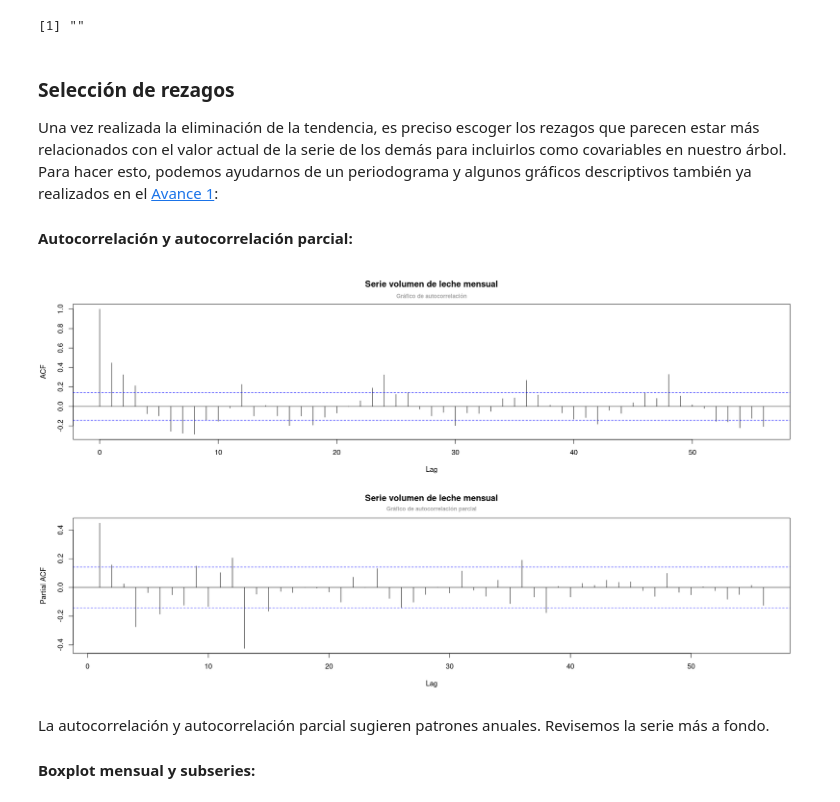
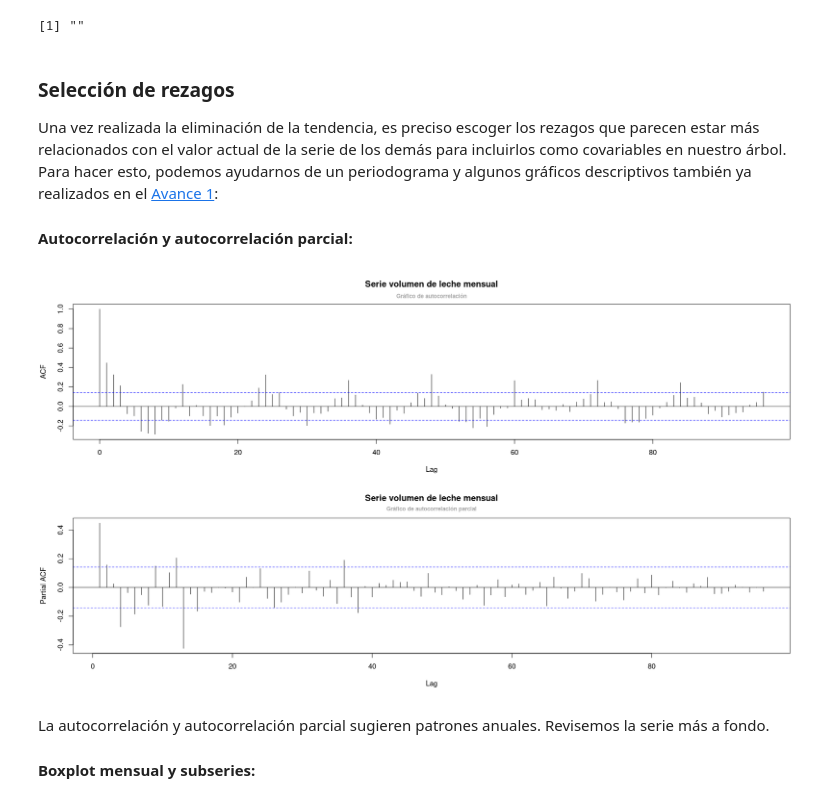
Before and after one commit to Mendivenson/Series-de-tiempo, a Jupyter notebook: Avance 2.ipynb, the cells around one changed output. Drawn from its saved outputs; the diff is of its cells as text; code cells hidden in the pictures.

```diff
--- a/Avance 2.ipynb
+++ b/Avance 2.ipynb
@@ -99,7 +111,7 @@ leche$NACIONAL = leche$NACIONAL - predicciones
 # %% [output]
 [1] ""
 # %% [markdown]
-### Selección de rezagos
+### **Selección de rezagos**
 
 Una vez realizada la eliminación de la tendencia, es preciso escoger los rezagos que parecen estar más relacionados con el valor actual de la serie de los demás para incluirlos como covariables en nuestro árbol. Para hacer esto, podemos ayudarnos de un periodograma y algunos gráficos descriptivos también ya realizados en el [Avance 1](https://rpubs.com/Mendivenson/Avance1_STdU):
 
@@ -107,16 +119,16 @@ Una vez realizada la eliminación de la tendencia, es preciso escoger los rezago
 # %%
 %%R -w 18 -h 10 --units in -r 100
 par(mfrow = c(2,1))
 
 # Autocorrelación
-acf(leche$NACIONAL, lag.max = 56, main = 'Serie volumen de leche mensual')
+acf(leche$NACIONAL, lag.max = 96, main = 'Serie volumen de leche mensual')
 mtext(bquote(bold('Gráfico de autocorrelación')), side = 3, line = 0.5, adj = 0.5, cex = 0.8, col = 'darkgray')
 
 # Autocorrelación parcial
-pacf(leche$NACIONAL, lag.max = 56, main = 'Serie volumen de leche mensual')
+pacf(leche$NACIONAL, lag.max = 96, main = 'Serie volumen de leche mensual')
 mtext(bquote(bold('Gráfico de autocorrelación parcial')), side = 3, line = 0.5, adj = 0.5, cex = 0.8, col = 'darkgray')
 # %% [output]
-[figure, old version]
+[figure, new version]
 # %% [markdown]
 La autocorrelación y autocorrelación parcial sugieren patrones anuales. Revisemos la serie más a fondo.
 
```
Also changed, not shown: parts of 7 cells of this notebook.
